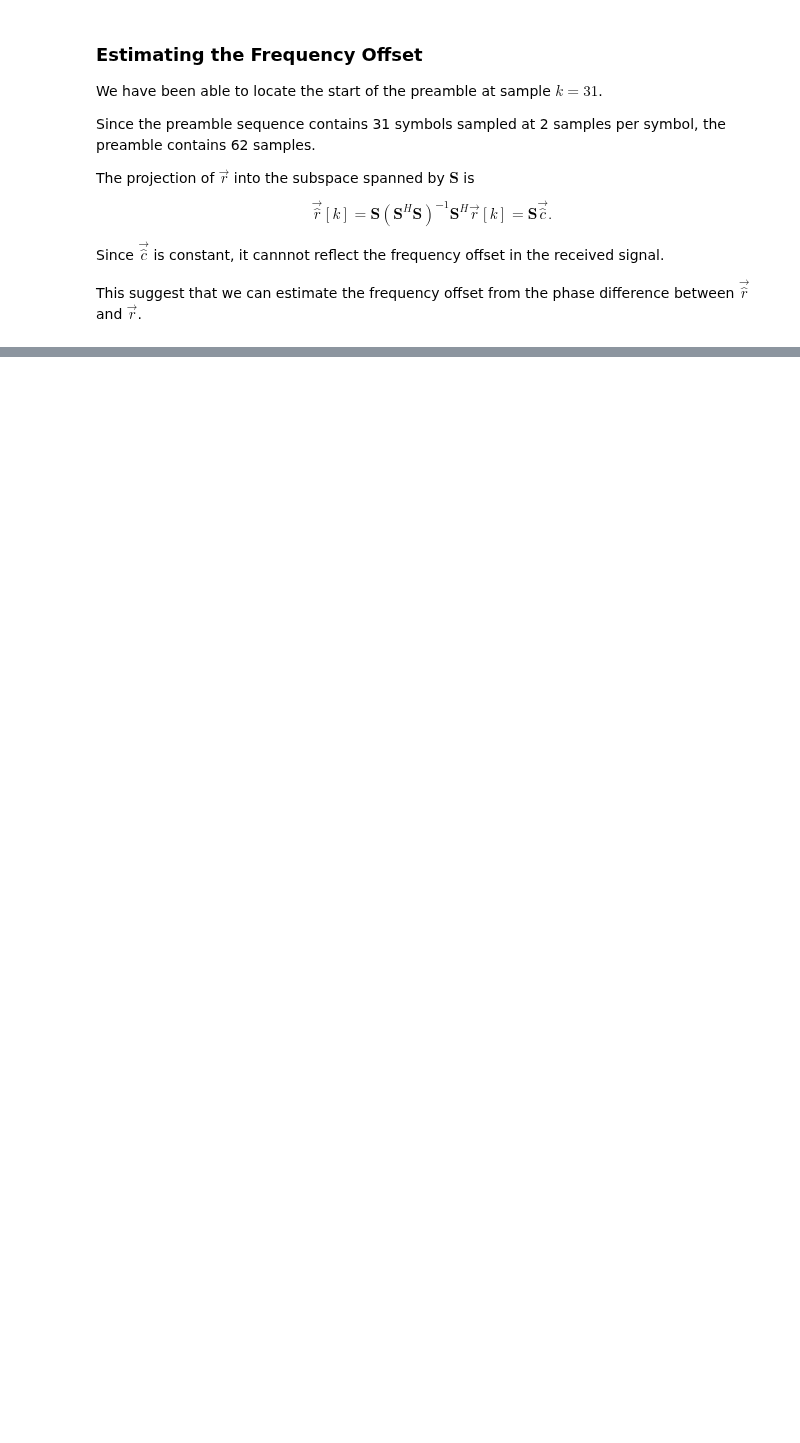
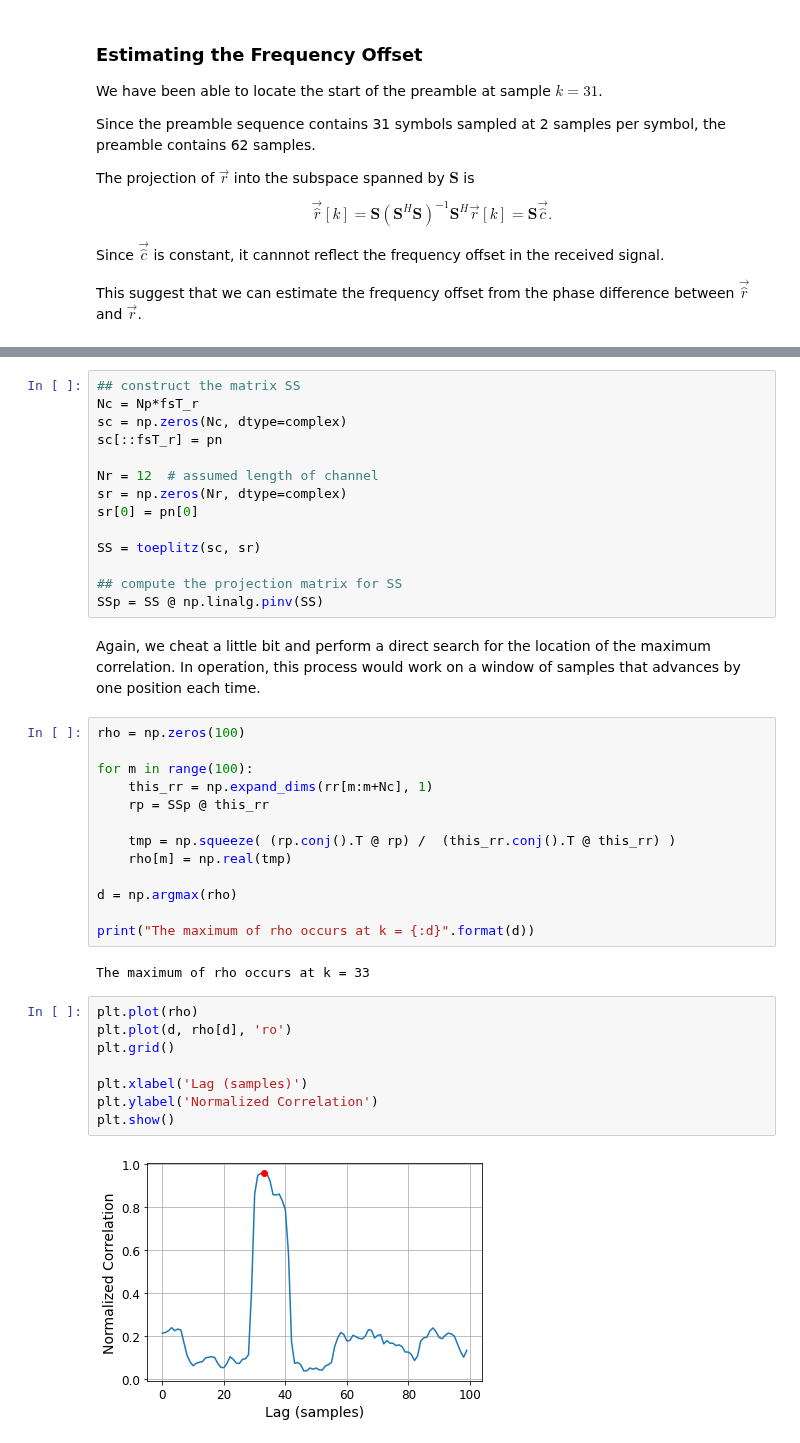
Before and after one commit to bepepa/digital_comms, a Jupyter notebook: 090_dispersive_acquisition_dfe.ipynb, the cells around one changed output, grey strips where cells are left out. Cells and saved outputs as stored; diff of their text form; blank space fills up the shorter version.

```diff
--- a/090_dispersive_acquisition_dfe.ipynb
+++ b/090_dispersive_acquisition_dfe.ipynb
@@ -562,0 +1083,41 @@ Estimated frequency offset: 0.0018 (true: 0.0020)
+# %%
+## construct the matrix SS
+Nc = Np*fsT_r
+sc = np.zeros(Nc, dtype=complex)
+sc[::fsT_r] = pn
+
+Nr = 12  # assumed length of channel
+sr = np.zeros(Nr, dtype=complex)
+sr[0] = pn[0]
+
+SS = toeplitz(sc, sr)
+
+## compute the projection matrix for SS
+SSp = SS @ np.linalg.pinv(SS)
+# %% [markdown]
+Again, we cheat a little bit and perform a direct search for the location of the maximum correlation. In operation, this process would work on a window of samples that advances by one position each time.
+# %%
+rho = np.zeros(100)
+
+for m in range(100):
+    this_rr = np.expand_dims(rr[m:m+Nc], 1)
+    rp = SSp @ this_rr
+
+    tmp = np.squeeze( (rp.conj().T @ rp) /  (this_rr.conj().T @ this_rr) )
+    rho[m] = np.real(tmp)
+
+d = np.argmax(rho)
+
+print("The maximum of rho occurs at k = {:d}".format(d))
+# %% [output]
+The maximum of rho occurs at k = 33
+# %%
+plt.plot(rho)
+plt.plot(d, rho[d], 'ro')
+plt.grid()
+
+plt.xlabel('Lag (samples)')
+plt.ylabel('Normalized Correlation')
+plt.show()
+# %% [output]
+[figure, added]
```
Also changed, not shown: parts of 63 cells of this notebook.
